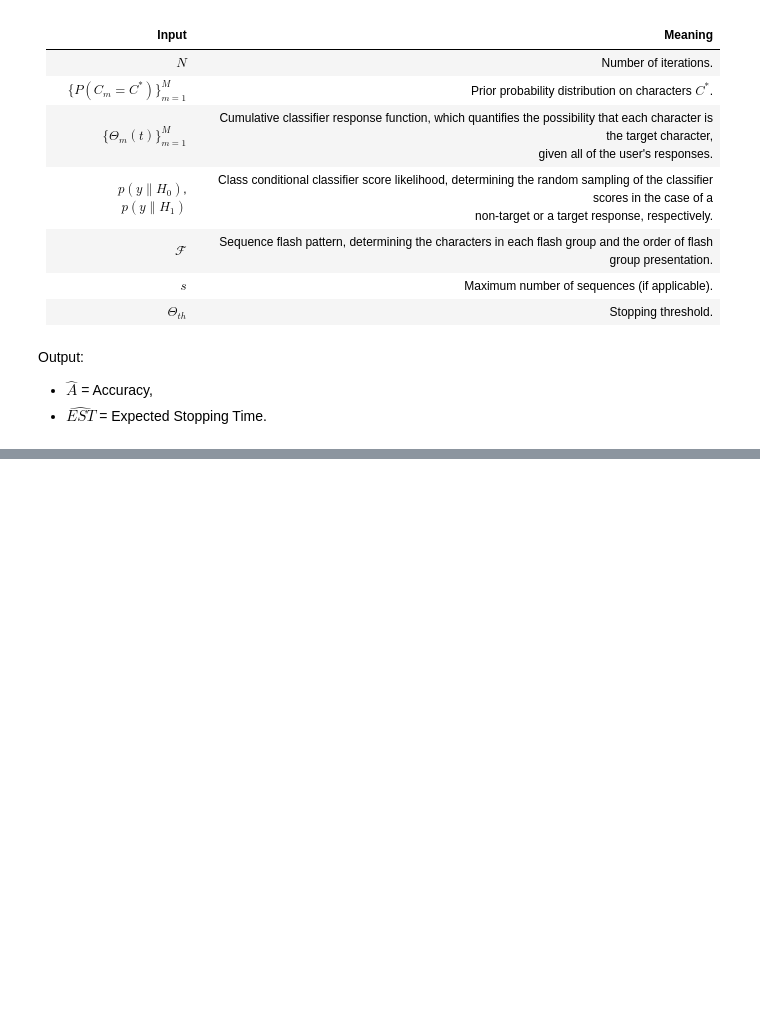
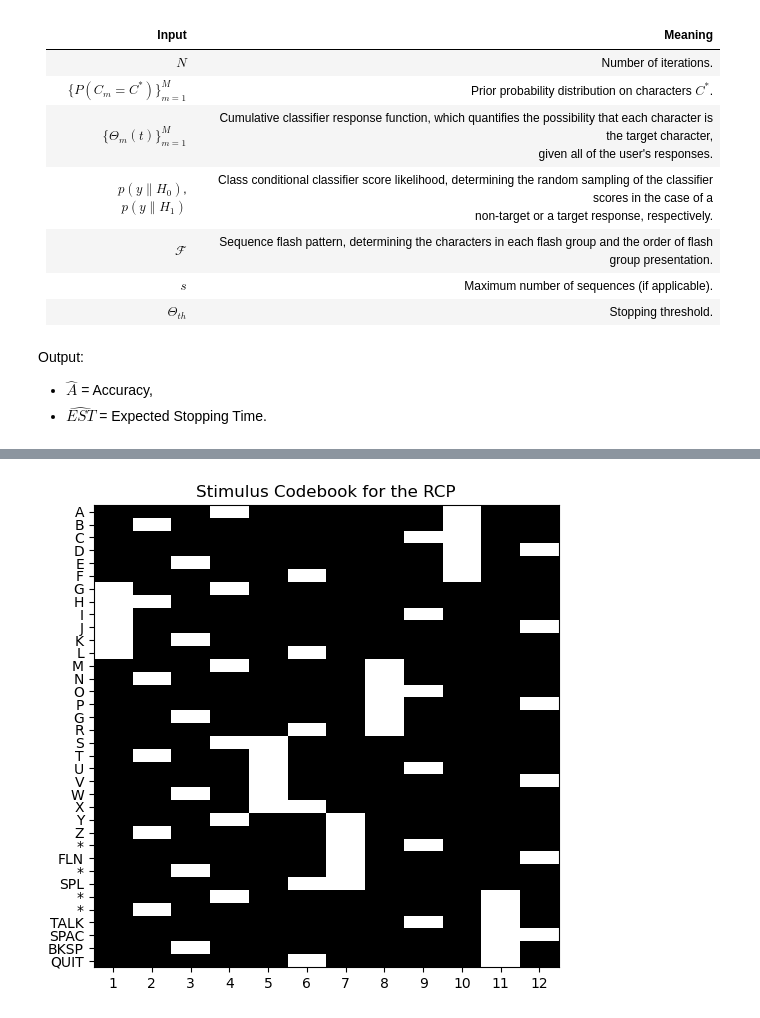
Before and after one commit to zs144/P300-BCI, a Jupyter notebook: Week3/monte-carlo-sim.ipynb, the cells around one changed output, grey strips where cells are left out. Cells and saved outputs as stored; diff of their text form; code cells hidden in the pictures; blank space fills up the shorter version.

```diff
--- a/Week3/monte-carlo-sim.ipynb
+++ b/Week3/monte-carlo-sim.ipynb
@@ -88,3 +90,29 @@ import random
+# %%
+def visualize_codebook(board:List[List[str]], codebook:List[int]):
+    '''
+    Visualize the codebook into an image of matrix.
+    '''
+    num_all_choices = len(board[0]) * len(board)
+    num_choices_per_row = len(board[0])
+    num_choices_per_col = len(board)
+    num_seq = len(codebook)
+    display = np.zeros(shape=(num_all_choices, num_seq))
+    for t in range(num_seq):
+        if (codebook[t] < 6): # a row is flashed
+            flashed_row = codebook[t]
+            start = num_choices_per_row * flashed_row
+            display[start : start + num_choices_per_row, t] = 1
+        else: # a column is flashed
+            flashed_col = codebook[t] - 6
+            start = codebook[t] - 6
+            for i in range(num_choices_per_col):
+                display[start + i * num_choices_per_row, t] = 1
+    plt.figure(figsize=(6,6))
+    plt.yticks(ticks=np.arange(stop=num_all_choices),
+               labels=np.array(board).transpose().flatten())
+    plt.xticks(ticks=np.arange(stop=num_seq), labels=np.arange(stop=num_seq)+1)
+    plt.title('Stimulus Codebook for the RCP')
+    plt.imshow(display, cmap='gray', vmin=0, vmax=1, aspect='auto')
 # %%
 # Initialization
 board = np.array([['A', 'G', 'M', 'S', 'Y',   '*'   ],
@@ -103,0 +149,4 @@ P_threshold = 0.9
+# %%
+visualize_codebook(board=board, codebook=F[0])
+# %% [output]
+[figure, added]
```
Also changed, not shown: parts of 15 cells of this notebook.
